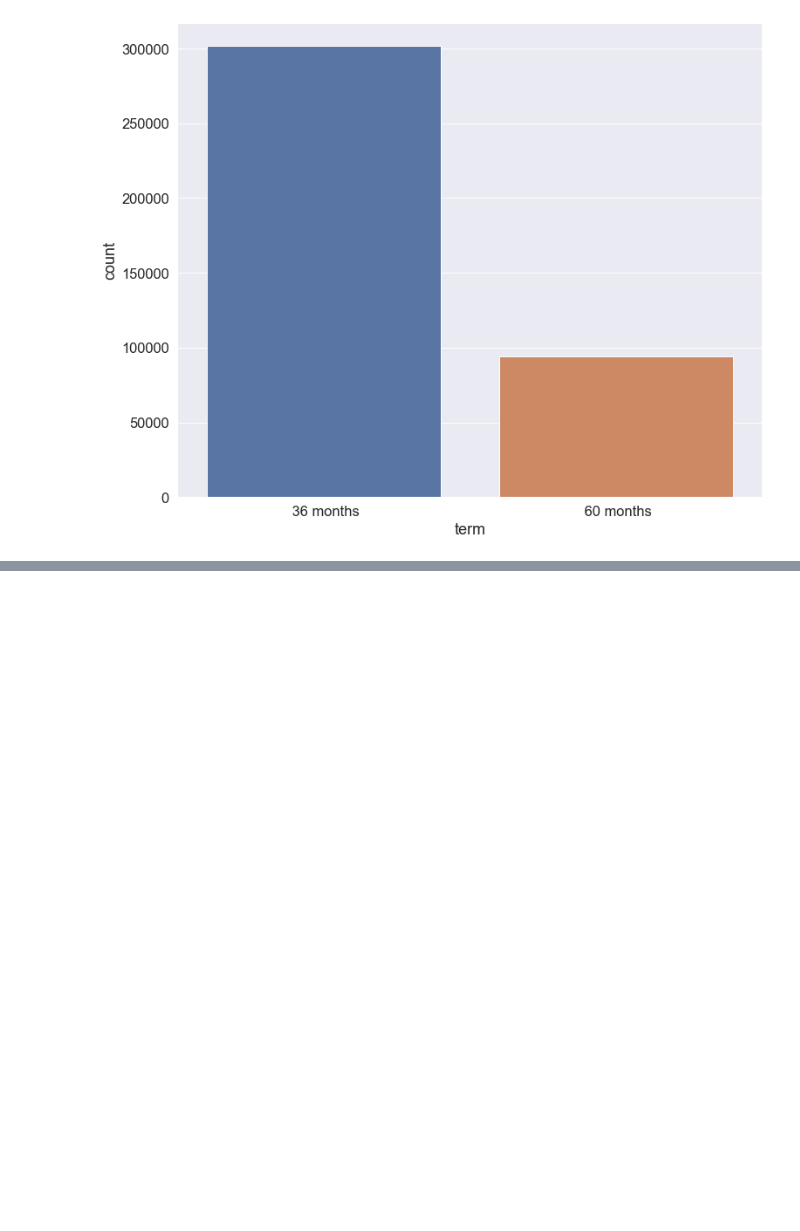
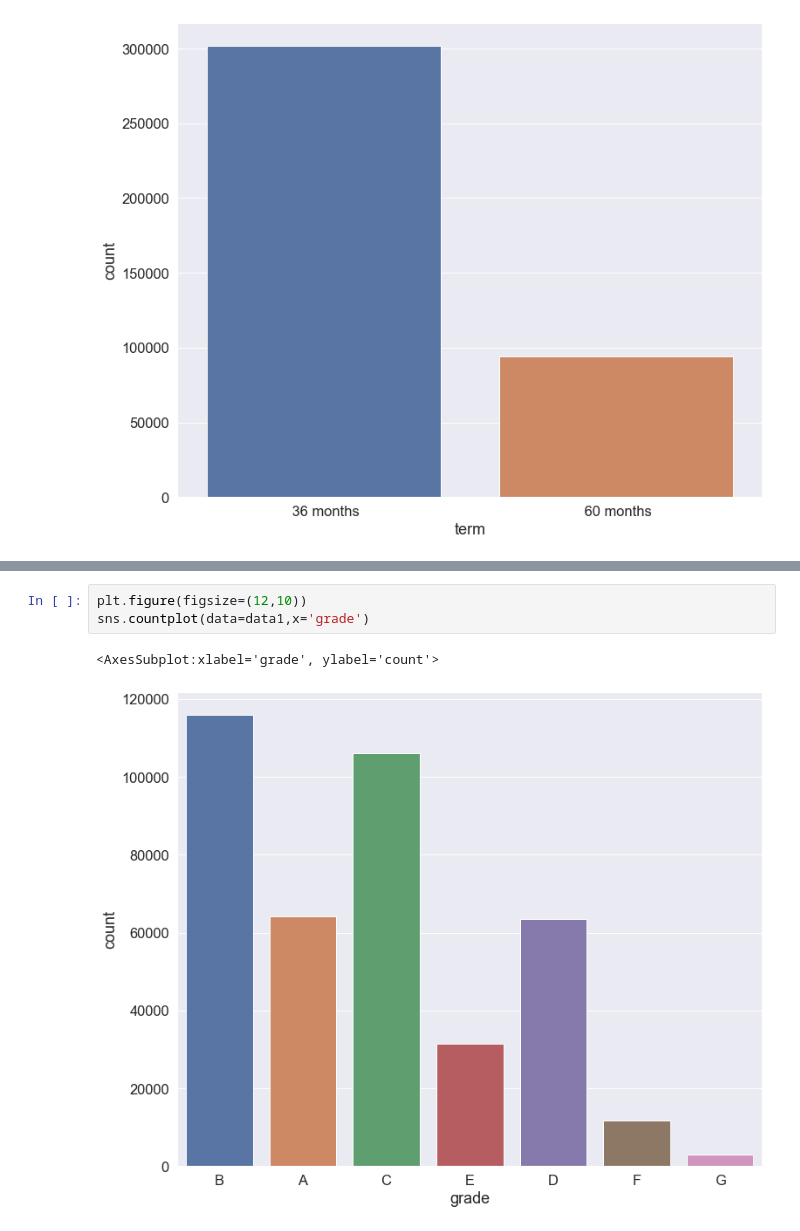
Before and after one commit to Ganesh4693/Lending-Club, a Jupyter notebook: lending.ipynb, the cells around one changed output, grey strips where cells are left out. Saved outputs shown, nothing was run; the diff lists cells and outputs as text; blank space fills up the shorter version.

```diff
--- a/lending.ipynb
+++ b/lending.ipynb
@@ -584,0 +601,6 @@ sns.countplot(data=data1,x='term')
+# %%
+plt.figure(figsize=(12,10))
+sns.countplot(data=data1,x='grade')
+# %% [output]
+<AxesSubplot:xlabel='grade', ylabel='count'>
+[figure, added]
```
Also changed, not shown: parts of 122 cells of this notebook.
